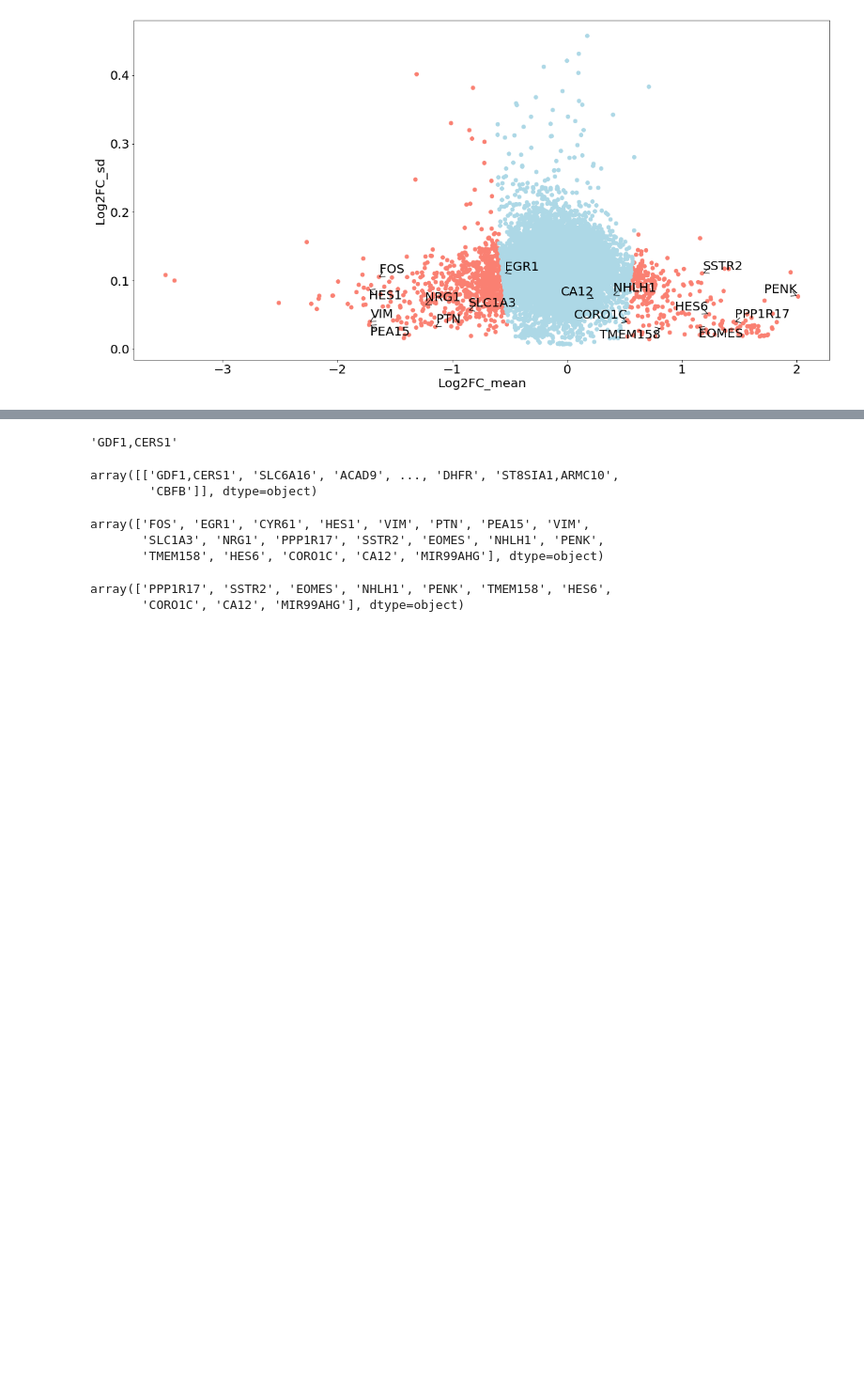
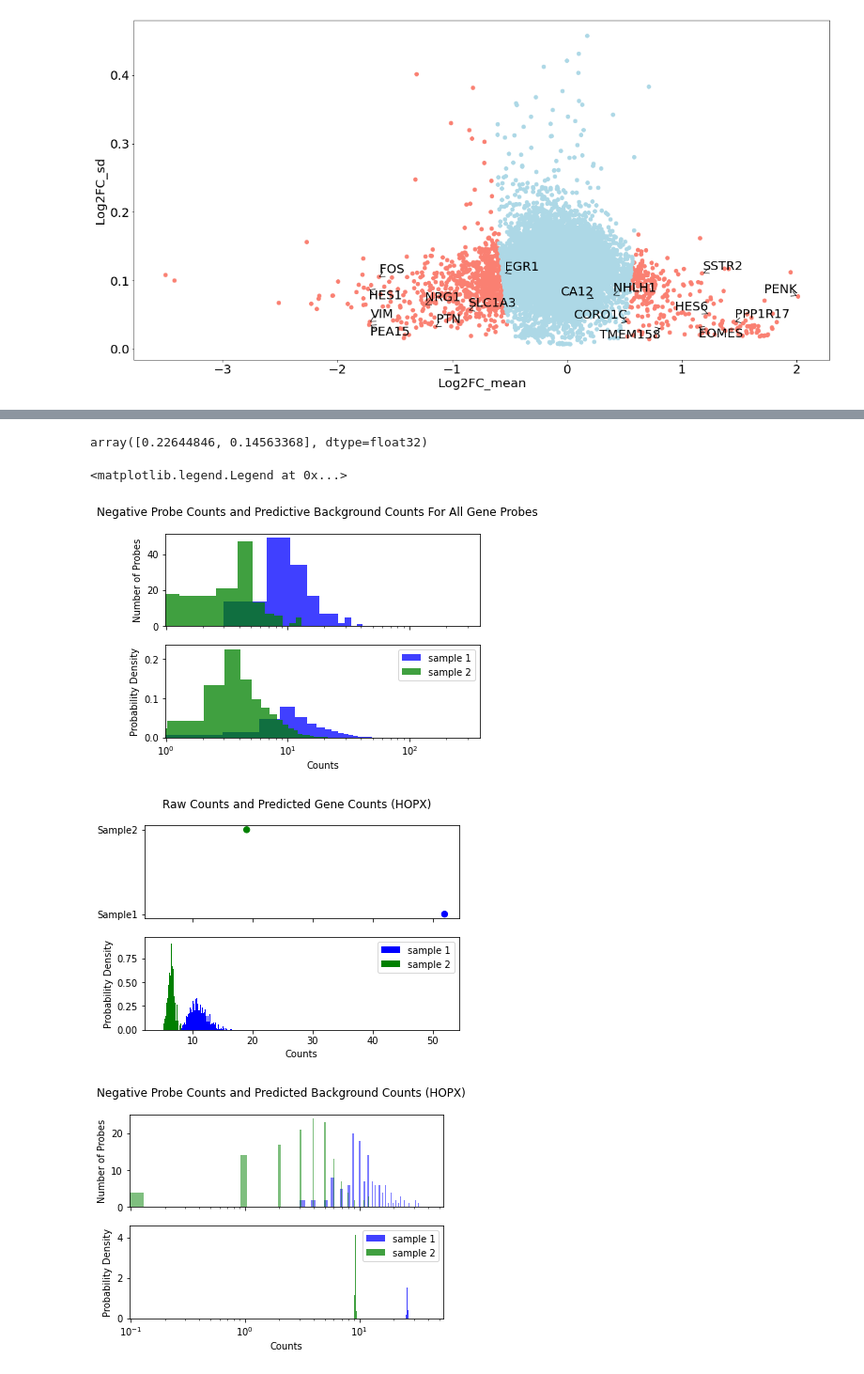
Before and after one commit to AlexanderAivazidis/KR_NAS, a Jupyter notebook: notebooks/GeoMxModel_V3.ipynb, the cells around one changed output, grey strips where cells are left out. Shown at 94% size. Saved outputs shown, nothing was run; the diff lists cells and outputs as text; code cells hidden in the pictures; blank space fills up the shorter version.

```diff
--- a/notebooks/GeoMxModel_V3.ipynb
+++ b/notebooks/GeoMxModel_V3.ipynb
@@ -745,6 +397,7 @@ subset = np.where([metadata['slide'][i] in rSlides and metadata['Radial_position
 
 X_data = np.array(counts_subset).T
 Y_data = np.array(negProbes.iloc[:,subset]).T
+negProbes_subset = np.array(negProbes.iloc[:,subset])
 # %%
 metadata_subset = metadata.iloc[subset,:]
 print(np.where(metadata_subset['AOI_type'] == 'EOMESpos'))
@@ -1077,22 +560,46 @@ np.argmin(np.mean(post_sample_a_gr[:,3,:], axis = 0) - np.mean(post_sample_b_g[:
-# %%
-mod1.genes[5822]
-# %% [output]
-'GDF1,CERS1'
-# %%
-mod1.genes[np.argsort(np.mean(post_sample_a_gr[:,3,:], axis = 0) - np.mean(post_sample_b_g[:,:,:], axis = 0))]
-# %% [output]
-array([['GDF1,CERS1', 'SLC6A16', 'ACAD9', ..., 'DHFR', 'ST8SIA1,ARMC10',
-        'CBFB']], dtype=object)
-# %%
-np.concatenate((np.array(markers.loc[markers['cluster'] == 'vRG',:]['gene'])[:5],
-               np.array(markers.loc[markers['cluster'] == 'oRG',:]['gene'])[:5],
-               np.array(markers.loc[markers['cluster'] == 'IP',:]['gene'])[:10]))
-# %% [output]
-array(['FOS', 'EGR1', 'CYR61', 'HES1', 'VIM', 'PTN', 'PEA15', 'VIM',
-       'SLC1A3', 'NRG1', 'PPP1R17', 'SSTR2', 'EOMES', 'NHLH1', 'PENK',
-       'TMEM158', 'HES6', 'CORO1C', 'CA12', 'MIR99AHG'], dtype=object)
-# %%
-np.array(markers.loc[markers['cluster'] == 'IP',:]['gene'])[:10]
-# %% [output]
-array(['PPP1R17', 'SSTR2', 'EOMES', 'NHLH1', 'PENK', 'TMEM158', 'HES6',
-       'CORO1C', 'CA12', 'MIR99AHG'], dtype=object)
+# %%
+post_sample_b_n_hyper = mod1.samples['post_sample_means']['b_n_hyper']
+post_sample_b_n_hyper
+# %% [output]
+array([0.22644846, 0.14563368], dtype=float32)
+# %%
+fig, ax = plt.subplots(2, sharex=True)
+fig.suptitle('Negative Probe Counts and Predictive Background Counts For All Gene Probes')
+ax[0].hist(negProbes_subset[:,3], color = 'blue', bins = 10, alpha = 0.75)
+ax[0].hist(negProbes_subset[:,6], color = 'green', bins = 10, alpha = 0.75)
+ax[0].set_ylabel('Number of Probes')
+ax[1].hist(np.squeeze(post_sample_b_g[:,:,:]*mod0.l_r[3]).flatten(), bins = n_bins, density = True, label = 'sample 1', color = 'blue', alpha = 0.75)
+ax[1].hist(np.squeeze(post_sample_b_g[:,:,:]*mod0.l_r[6]).flatten(), bins = n_bins, density = True, label = 'sample 2', color = 'green', alpha = 0.75)
+ax[1].set_xlabel('Counts')
+ax[1].set_ylabel('Probability Density')
+ax[1].set_xscale('log')
+ax[1].legend()
+
+n_bins = 100
+gene = 'HOPX'
+
+fig, ax = plt.subplots(2, sharex=True)
+fig.suptitle('Raw Counts and Predicted Gene Counts (' + gene + ')')
+ax[0].scatter(X_data[(3,6), mod1.genes == gene], ('Sample1','Sample2'),  40, c = ('blue', 'green'))
+ax[1].hist(np.squeeze(post_sample_a_gr[:,3,mod1.genes == gene]*mod1.l_r[3]), bins = n_bins, density = True, label = 'sample 1', color = 'blue')
+ax[1].hist(np.squeeze(post_sample_a_gr[:,6,mod1.genes == gene]*mod1.l_r[6]), bins = n_bins, density = True, label = 'sample 2', color = 'green')
+ax[1].set_xlabel('Counts')
+ax[1].set_ylabel('Probability Density')
+ax[1].legend()
+
+fig, ax = plt.subplots(2, sharex=True)
+fig.suptitle('Negative Probe Counts and Predicted Background Counts (' + gene + ')')
+ax[0].hist(negProbes_subset[:,3], color = 'blue', bins = 100, alpha = 0.5)
+ax[0].hist(negProbes_subset[:,6], color = 'green', bins = 100, alpha = 0.5)
+ax[0].set_ylabel('Number of Probes')
+ax[1].hist(np.squeeze(post_sample_b_g[:,:, mod0.genes == gene]*mod0.l_r[3]), bins = 10, density = True, label = 'sample 1', color = 'blue', alpha = 0.75)
+ax[1].hist(np.squeeze(post_sample_b_g[:,:, mod0.genes == gene]*mod0.l_r[6]), bins = 10, density = True, label = 'sample 2', color = 'green', alpha = 0.75)
+ax[1].set_xlabel('Counts')
+ax[1].set_ylabel('Probability Density')
+ax[1].set_xscale('log')
+ax[1].legend()
+# %% [output]
+<matplotlib.legend.Legend at 0x...>
+[figure, added]
+[figure, added]
+[figure, added]
```
Also changed, not shown: parts of 35 cells of this notebook, 6 other files.
